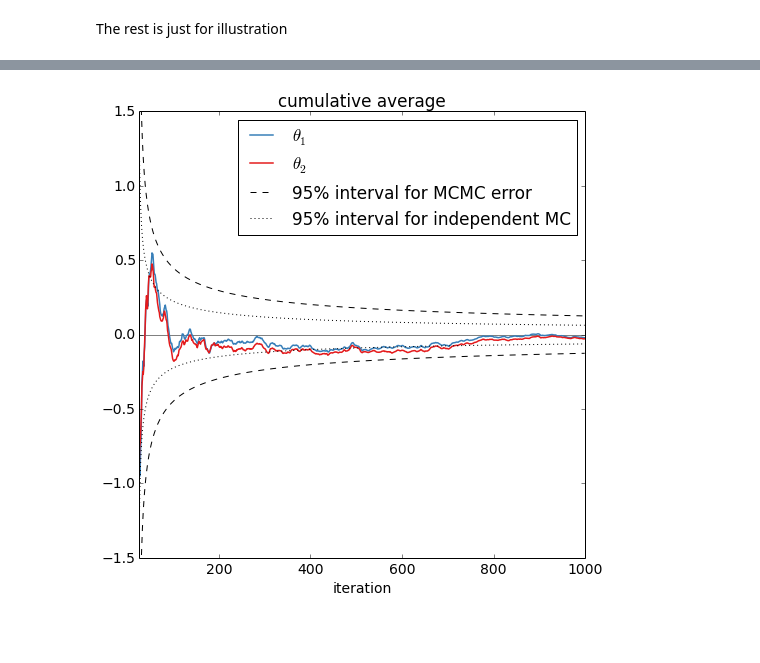
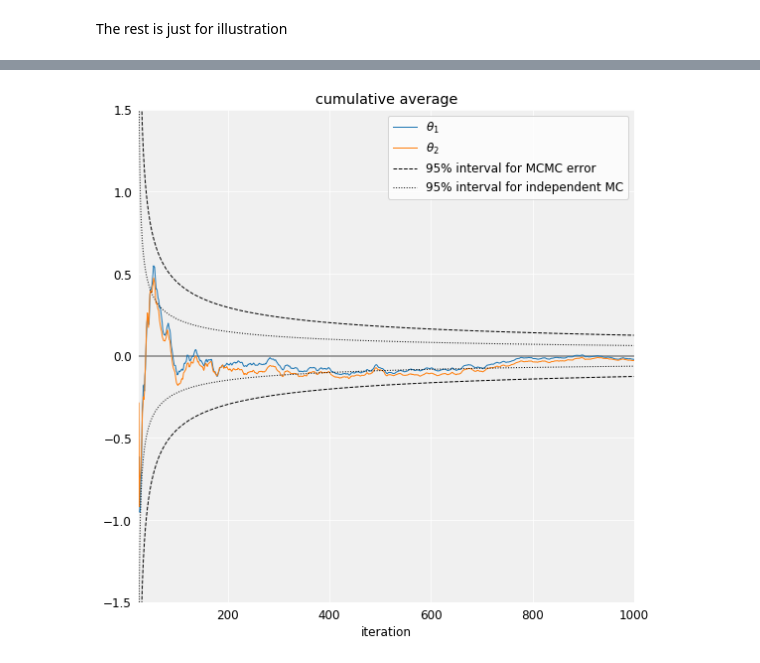
Before and after one commit to avehtari/BDA_py_demos, a Jupyter notebook: demos_ch11/demo11_1.ipynb, the cells around one changed output, grey strips where cells are left out. Drawn from its saved outputs; the diff is of its cells as text; code cells hidden in the pictures; blank space fills up the shorter version.

```diff
--- a/demos_ch11/demo11_1.ipynb
+++ b/demos_ch11/demo11_1.ipynb
@@ -359,38 +409,40 @@ ax.text(-3.5, 3.5, '950 samples');
 # %%
-fig = plt.figure(figsize=(8,16))
+plt.style.use(plot_tools.custom_styles['gray_background'])
 
-indexes = np.arange(burnin,M,2)
+fig = plt.figure(figsize=(8, 16))
+
+indexes = np.arange(burnin, M, 2)
 samps = tt[indexes]
 
-ax1 = fig.add_subplot(3,1,1)
-ax1.axhline(y=0, linewidth=1, color='gray')
-line1, line2, = ax1.plot(indexes/2, samps, linewidth=1)
+ax1 = fig.add_subplot(3, 1, 1)
+ax1.axhline(y=0, color='gray')
+line1, line2, = ax1.plot(indexes/2, samps, linewidth=0.8)
 ax1.legend((line1, line2), (r'$\theta_1$', r'$\theta_2$'))
 ax1.set_xlabel('iteration')
 ax1.set_title('trends')
 ax1.set_xlim([burnin/2, 1000])
 
-ax2 = fig.add_subplot(3,1,2)
-ax2.axhline(y=0, linewidth=1, color='gray')
+ax2 = fig.add_subplot(3, 1, 2)
+ax2.axhline(y=0, color='gray')
 ax2.plot(
     indexes/2,
-    np.cumsum(samps, axis=0)/np.arange(1,len(samps)+1)[:,None],
-    linewidth=1.5
+    np.cumsum(samps, axis=0)/np.arange(1,len(samps)+1)[:,None]
 )
 ax2.set_xlabel('iteration')
 ax2.set_title('cumulative average')
 ax2.set_xlim([burnin/2, 1000])
 
-ax3 = fig.add_subplot(3,1,3)
+ax3 = fig.add_subplot(3, 1, 3)
 maxlag = 20
 sampsc = samps - np.mean(samps, axis=0)
 acorlags = np.arange(maxlag+1)
-ax3.axhline(y=0, linewidth=1, color='gray')
+ax3.axhline(y=0, color='gray')
 for i in [0,1]:
     t = np.correlate(sampsc[:,i], sampsc[:,i], 'full')
     t = t[-len(sampsc):-len(sampsc)+maxlag+1] / t[-len(sampsc)]
     ax3.plot(acorlags, t)
 ax3.set_xlabel('lag')
 ax3.set_title('estimate of the autocorrelation function')
-fig.subplots_adjust(hspace=0.3);
+
+fig.tight_layout()
 # %% [output]
@@ -398,33 +450,35 @@ fig.subplots_adjust(hspace=0.3);
 # %%
-fig = plt.figure(figsize=(8,8))
+fig = plt.figure(figsize=(8, 8))
 
-indexes = np.arange(burnin,M,2)
+indexes = np.arange(burnin, M, 2)
 samps = tt[indexes]
-nsamps = np.arange(1,len(samps)+1)
+nsamps = np.arange(1, len(samps)+1)
 
-ax1 = fig.add_subplot(1,1,1)
-ax1.axhline(y=0, linewidth=1, color='gray')
+ax1 = fig.add_subplot(1, 1, 1)
+ax1.axhline(y=0, color='gray')
 line1, line2, = ax1.plot(
     indexes/2,
-    np.cumsum(samps, axis=0)/nsamps[:,None],
-    linewidth=1.5
+    np.cumsum(samps, axis=0) / nsamps[:,None],
+    linewidth=1
 )
 er1, = ax1.plot(
     indexes/2, 1.96/np.sqrt(nsamps/4), 'k--', linewidth=1)
 ax1.plot(indexes/2, -1.96/np.sqrt(nsamps/4), 'k--', linewidth=1)
 er2, = ax1.plot(
     indexes/2, 1.96/np.sqrt(nsamps), 'k:', linewidth=1)
 ax1.plot(indexes/2, -1.96/np.sqrt(nsamps), 'k:', linewidth=1)
 ax1.set_xlabel('iteration')
 ax1.set_title('cumulative average')
 ax1.legend(
     (line1, line2, er1, er2),
     (r'$\theta_1$', r'$\theta_2$',
       '95% interval for MCMC error',
       '95% interval for independent MC'
     )
 )
 ax1.set_xlim([burnin/2, 1000])
-ax1.set_ylim([-1.5, 1.5]);
+ax1.set_ylim([-1.5, 1.5])
+
+fig.tight_layout()
 # %% [output]
-[figure, old version]
+[figure, new version]
```
Also changed, not shown: parts of 9 cells of this notebook.
